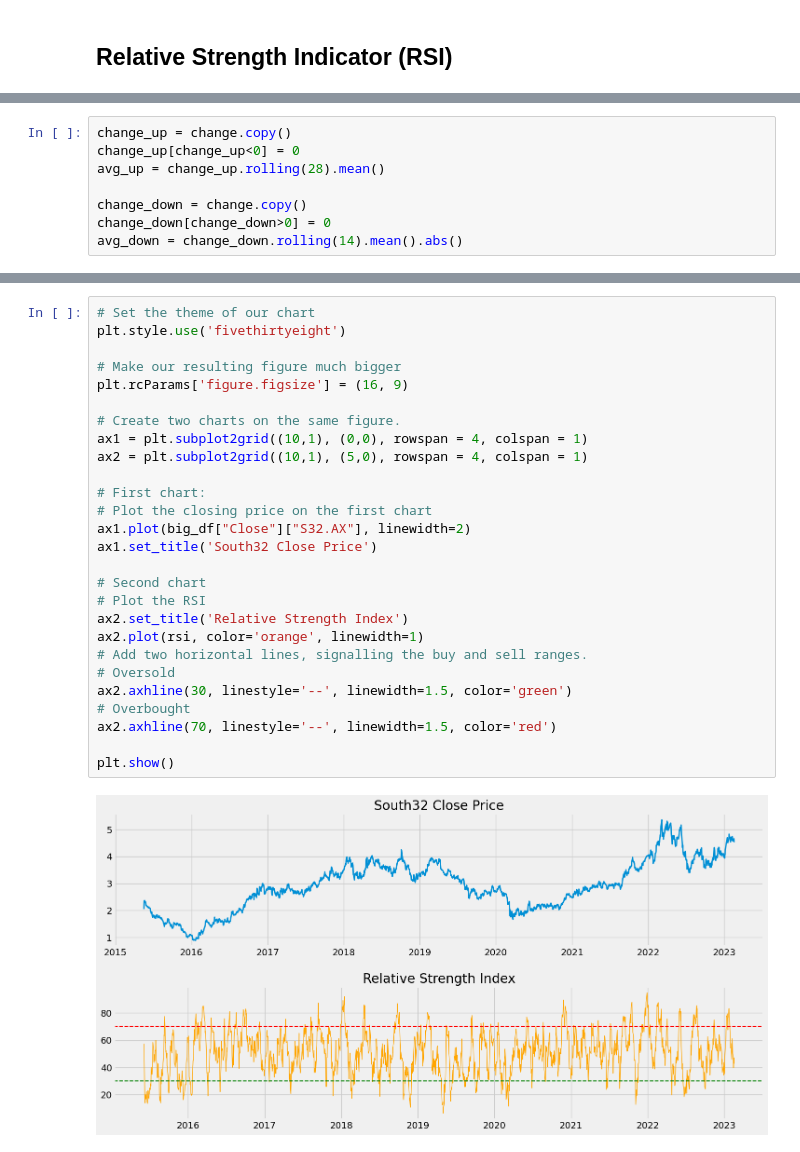
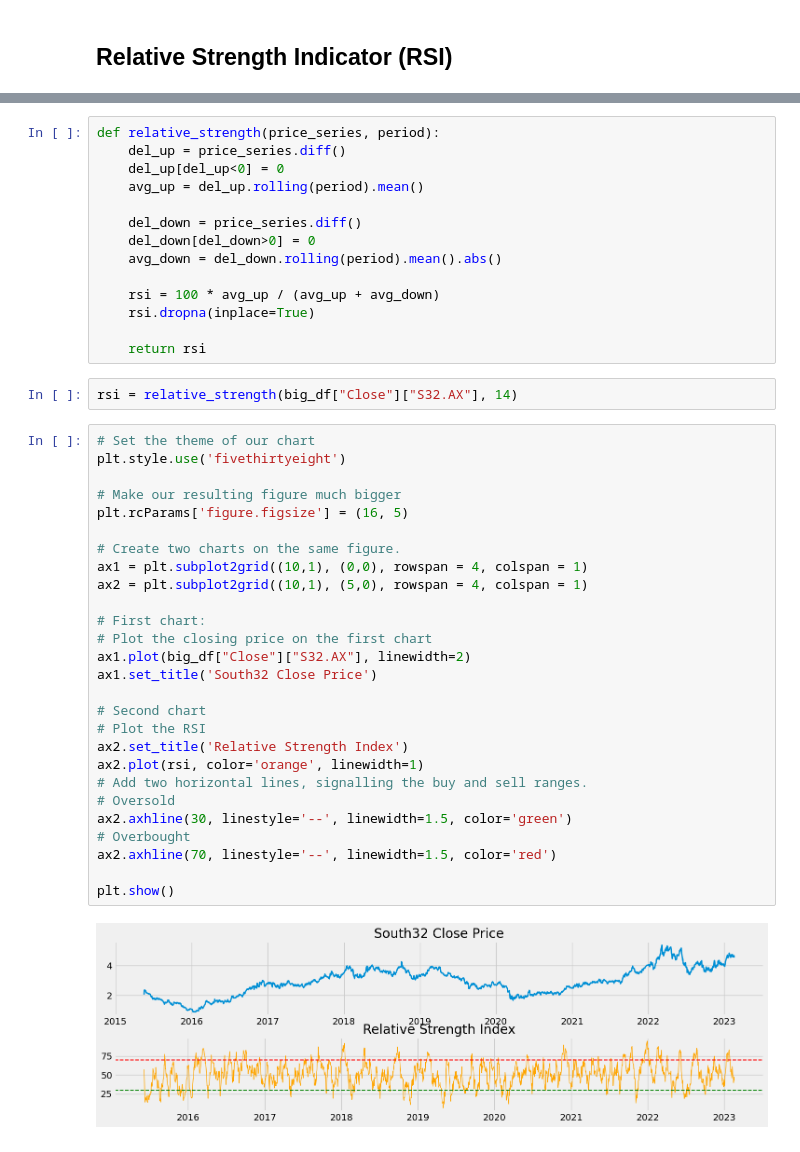
Before and after one commit to ShaunBrentnall/Market-Analysis, a Jupyter notebook: correlation.ipynb, the cells around one changed output, grey strips where cells are left out. Drawn from its saved outputs; the diff is of its cells as text.

```diff
--- a/correlation.ipynb
+++ b/correlation.ipynb
@@ -551,8 +516,0 @@ Name: S32.AX, Length: 1965, dtype: float64
-# %%
-change_up = change.copy()
-change_up[change_up<0] = 0
-avg_up = change_up.rolling(28).mean()
-
-change_down = change.copy()
-change_down[change_down>0] = 0
-avg_down = change_down.rolling(14).mean().abs()
@@ -581,29 +517,45 @@ Name: S32.AX, dtype: float64
+# %%
+def relative_strength(price_series, period):
+    del_up = price_series.diff()
+    del_up[del_up<0] = 0
+    avg_up = del_up.rolling(period).mean()
+
+    del_down = price_series.diff()
+    del_down[del_down>0] = 0
+    avg_down = del_down.rolling(period).mean().abs()
+
+    rsi = 100 * avg_up / (avg_up + avg_down)
+    rsi.dropna(inplace=True)
+
+    return rsi
+# %%
+rsi = relative_strength(big_df["Close"]["S32.AX"], 14)
 # %%
 # Set the theme of our chart
 plt.style.use('fivethirtyeight')
 
 # Make our resulting figure much bigger
-plt.rcParams['figure.figsize'] = (16, 9)
+plt.rcParams['figure.figsize'] = (16, 5)
 
 # Create two charts on the same figure.
 ax1 = plt.subplot2grid((10,1), (0,0), rowspan = 4, colspan = 1)
 ax2 = plt.subplot2grid((10,1), (5,0), rowspan = 4, colspan = 1)
 
 # First chart:
 # Plot the closing price on the first chart
 ax1.plot(big_df["Close"]["S32.AX"], linewidth=2)
 ax1.set_title('South32 Close Price')
 
 # Second chart
 # Plot the RSI
 ax2.set_title('Relative Strength Index')
 ax2.plot(rsi, color='orange', linewidth=1)
 # Add two horizontal lines, signalling the buy and sell ranges.
 # Oversold
 ax2.axhline(30, linestyle='--', linewidth=1.5, color='green')
 # Overbought
 ax2.axhline(70, linestyle='--', linewidth=1.5, color='red')
 
 plt.show()
 # %% [output]
-[figure, old version]
+[figure, new version]
```
Also changed, not shown: parts of 7 cells of this notebook.
